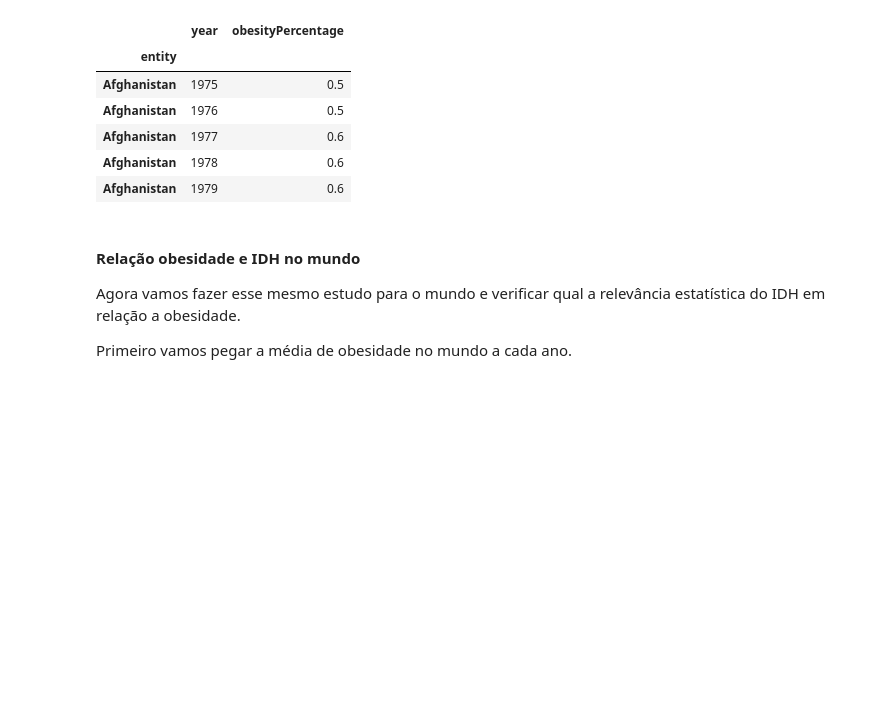
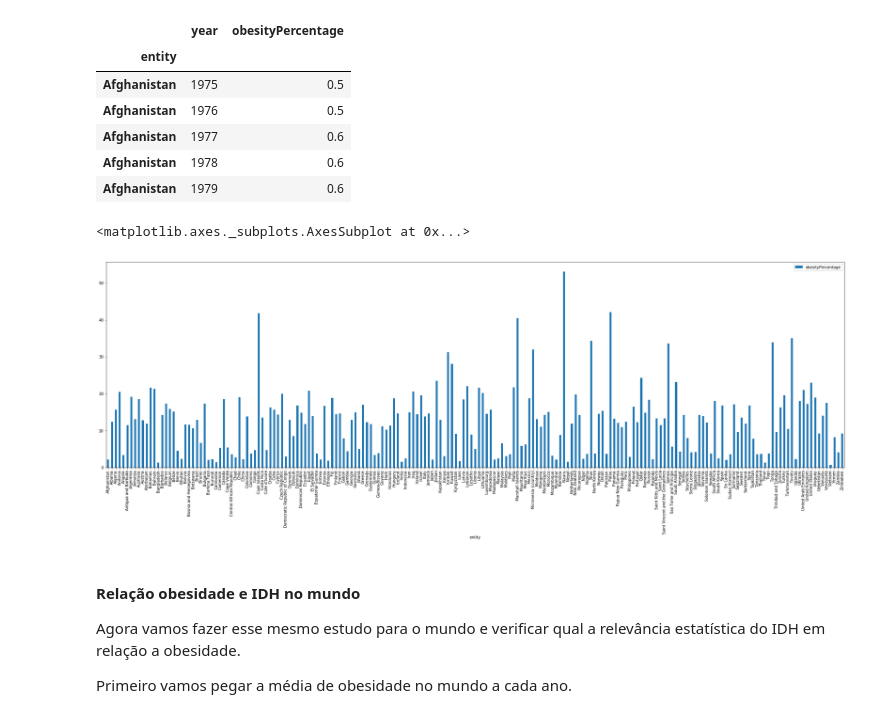
Before and after one commit to if1015-datascience-ufpe/2018-2-projeto-follow-up, a Jupyter notebook: src/Follow UP.ipynb, the cells around one changed output. Saved outputs shown, nothing was run; the diff lists cells and outputs as text; code cells hidden in the pictures; blank space fills up the shorter version.

Commit message:
Added graphs for country obesity, world obesity percentage over the years and growth of bariatric cirguries in the US

```diff
--- a/src/Follow UP.ipynb
+++ b/src/Follow UP.ipynb
@@ -51,6 +62,12 @@ worldObesity.head()
 | Afghanistan | 1977 | 0.6 |
 | Afghanistan | 1978 | 0.6 |
 | Afghanistan | 1979 | 0.6 |
+# %%
+worldObesityMean = worldObesity.groupby(['entity'])['obesityPercentage'].mean().to_frame()
+worldObesityMean.plot.bar(figsize=(35,10))
+# %% [output]
+<matplotlib.axes._subplots.AxesSubplot at 0x...>
+[figure, added]
 # %% [markdown]
 #### Relação obesidade e IDH no mundo
 Agora vamos fazer esse mesmo estudo para o mundo e verificar qual a relevância estatística do IDH em relação a obesidade.
```
Also changed, not shown: parts of 5 cells of this notebook.
